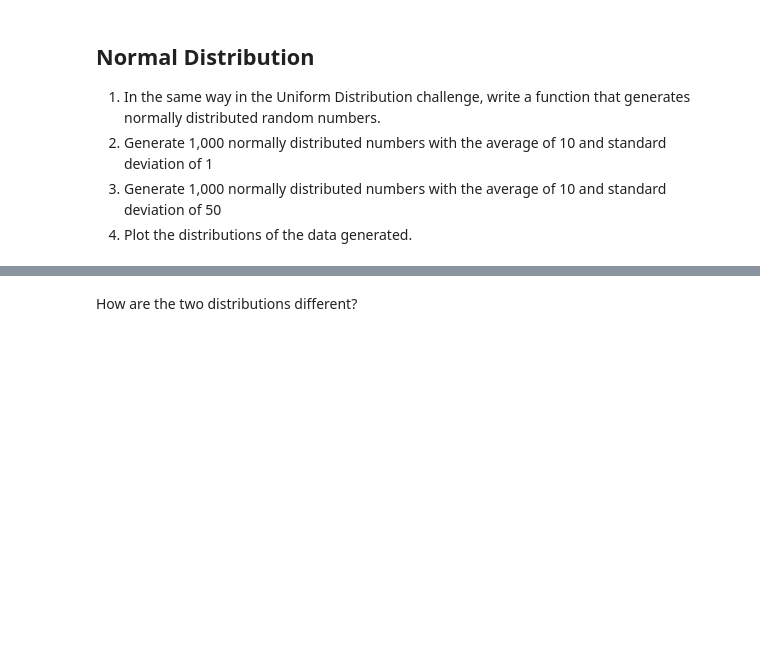
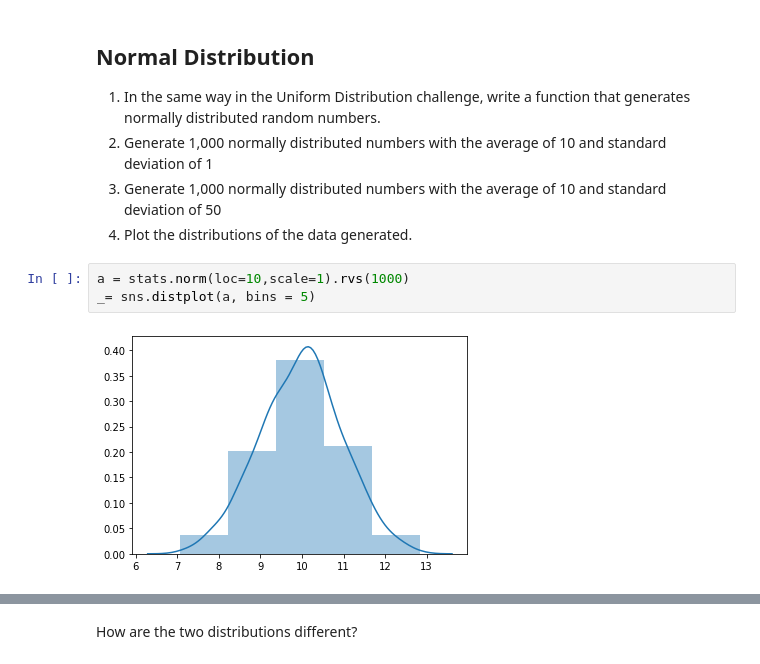
Before and after one commit to ta-datapt-bcn/lab-cont-probability-distribution, a Jupyter notebook: your_code/main.ipynb, the cells around one changed output, grey strips where cells are left out. Drawn from its saved outputs; the diff is of its cells as text; blank space fills up the shorter version.

```diff
--- a/your_code/main.ipynb
+++ b/your_code/main.ipynb
@@ -54,3 +77,8 @@ How are the two distributions different?
 1. Generate 1,000 normally distributed numbers with the average of 10 and standard deviation of 1
 1. Generate 1,000 normally distributed numbers with the average of 10 and standard deviation of 50
 2. Plot the distributions of the data generated.
+# %%
+a = stats.norm(loc=10,scale=1).rvs(1000)
+_= sns.distplot(a, bins = 5)
+# %% [output]
+[figure, added]
```
Also changed, not shown: parts of 21 cells of this notebook.
